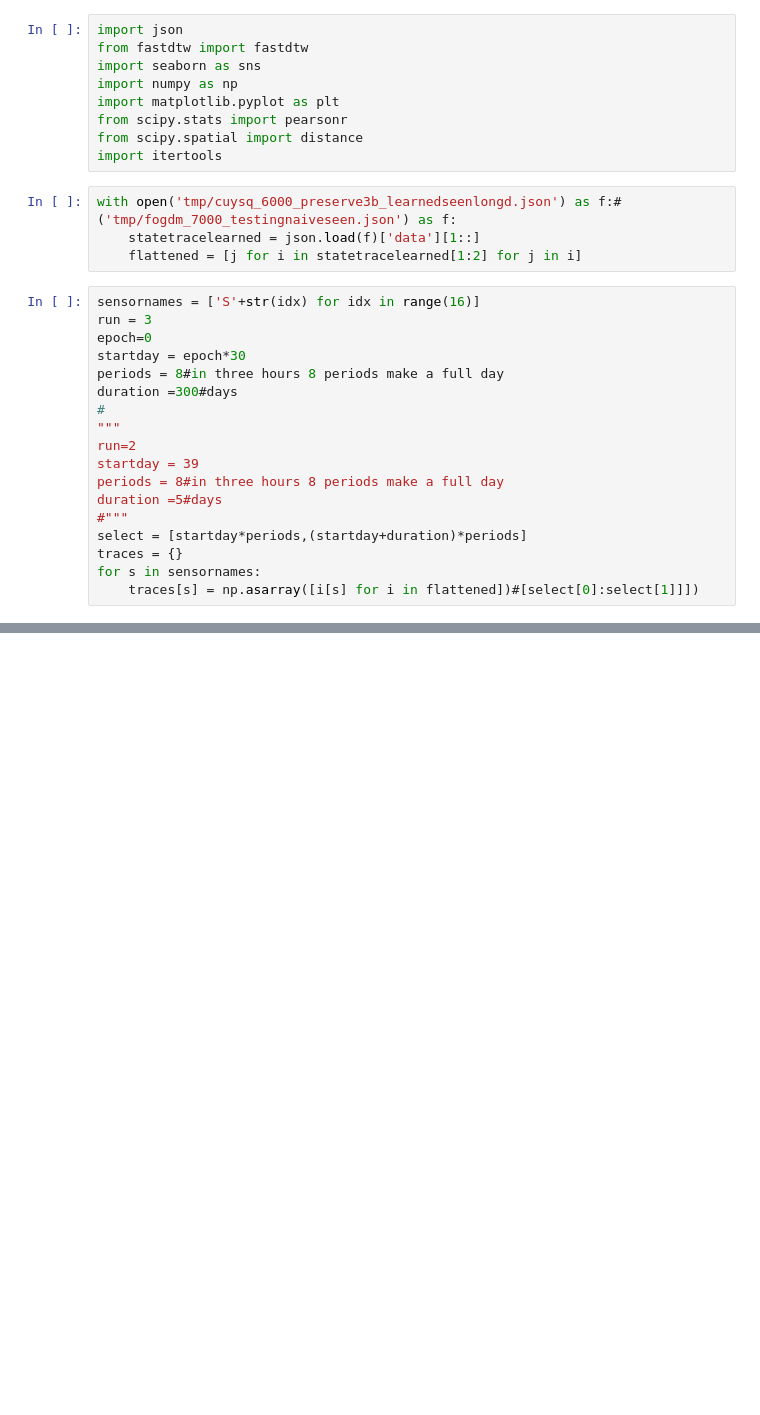
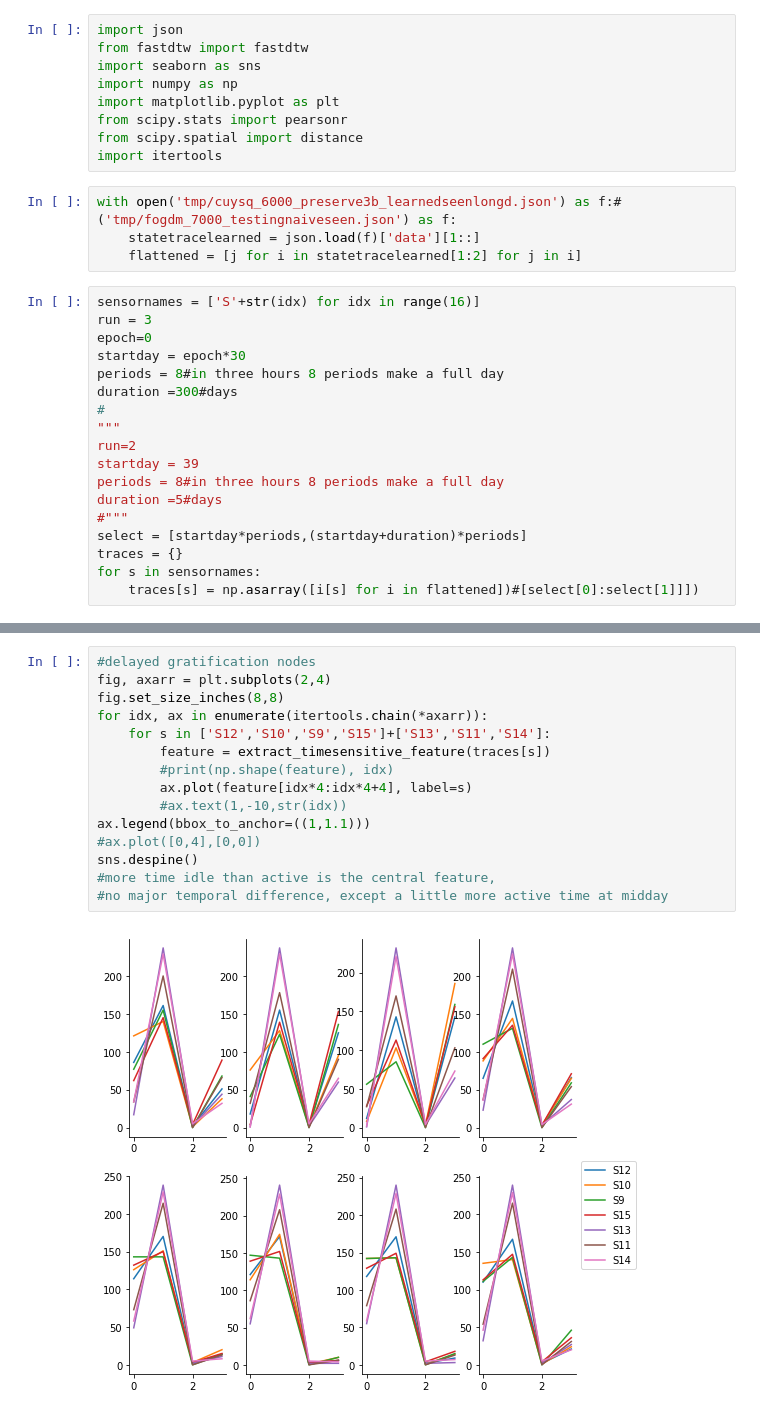
Before and after one commit to jamesjarlathlong/continuous, a Jupyter notebook: clustering.ipynb, the cells around one changed output, grey strips where cells are left out. Drawn from its saved outputs; the diff is of its cells as text; blank space fills up the shorter version.

```diff
--- a/clustering.ipynb
+++ b/clustering.ipynb
@@ -43,2 +52,19 @@ extract_feature(traces['S1'])
+# %%
+#delayed gratification nodes
+fig, axarr = plt.subplots(2,4)
+fig.set_size_inches(8,8)
+for idx, ax in enumerate(itertools.chain(*axarr)):
+    for s in ['S12','S10','S9','S15']+['S13','S11','S14']:
+        feature = extract_timesensitive_feature(traces[s])
+        #print(np.shape(feature), idx)
+        ax.plot(feature[idx*4:idx*4+4], label=s)
+        #ax.text(1,-10,str(idx))
+ax.legend(bbox_to_anchor=((1,1.1)))
+#ax.plot([0,4],[0,0])
+sns.despine()
+#more time idle than active is the central feature,
+#no major temporal difference, except a little more active time at midday
+# %% [output]
+[figure, added]
 # %%
 #delayed gratification nodes
```
Also changed, not shown: parts of 6 cells of this notebook.
